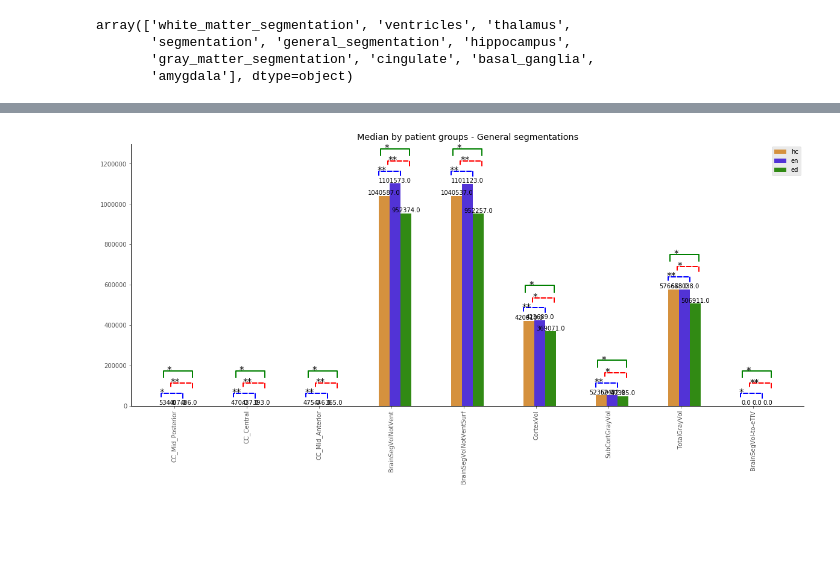
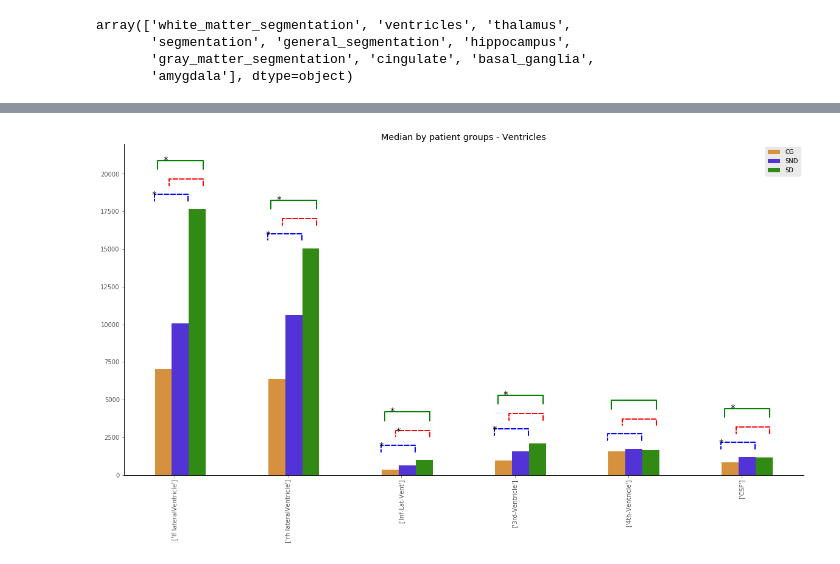
Before and after one commit to josealejolibreros/schizophrenic_data_processing, a Jupyter notebook: graphs_q2_and_mann_whitney_between_groups.ipynb, the cells around one changed output, grey strips where cells are left out. Saved outputs shown, nothing was run; the diff lists cells and outputs as text; code cells hidden in the pictures; blank space fills up the shorter version.

```diff
--- a/graphs_q2_and_mann_whitney_between_groups.ipynb
+++ b/graphs_q2_and_mann_whitney_between_groups.ipynb
@@ -353,5 +496,5 @@ for general_structure in ['thalamus']:
 # %%
-substructure_names = ['Right-Accumbens-area','lhCortexVol','rhCortexVol']#'CC_Mid_Anterior']
+substructure_names = ['lhCortexVol','rhCortexVol']#'CC_Mid_Anterior']
 #'lf-PuA','lf-L-Sg',
 for general_structure in ['segmentation']:
 
@@ -359,7 +502,7 @@ for general_structure in ['segmentation']:
                                                         .isin(['general_segmentation','segmentation'])]
     #general_structure_data_f = general_structure_data.loc[substructure_names]
 
-    general_structure_data = general_structure_data.iloc[[1,2,3]]
+    general_structure_data = general_structure_data.iloc[[2,3]]
     general_structure_data = pd.DataFrame(general_structure_data)#.transpose()
     #print(general_structure_data)
     #general_structure_data = np.array(data_non.columns.tolist())
@@ -384,21 +527,21 @@ for general_structure in ['segmentation']:
     mann_whitney_hc_vs_ed_pvalue = general_structure_data['mann_whitney_hc_vs_ed_pvalue'].values
     mann_whitney_en_vs_ed_pvalue = general_structure_data['mann_whitney_en_vs_ed_pvalue'].values
 
-    fig, ax = plt.subplots(figsize = (8,8))
+    fig, ax = plt.subplots(figsize = (4,8))
 
     ind = np.arange(len(substructure_names))    # the x locations for the groups
 
     margin = 0.1
     width = 0.15         # the width of the bars
-    bar1 = ax.bar(margin + ind, q2_hc, width,  label='hc', color = '#d5913e')
-    bar2 = ax.bar(margin + ind + width, q2_en, width, label='en', color = '#5233d6')
-    bar3 = ax.bar(margin + ind + 2*width, q2_ed, width, label='ed', color = '#318a14')
+    bar1 = ax.bar(margin + ind, q2_hc, width,  label='CG', color = '#d5913e')
+    bar2 = ax.bar(margin + ind + width, q2_en, width, label='SND', color = '#5233d6')
+    bar3 = ax.bar(margin + ind + 2*width, q2_ed, width, label='SD', color = '#318a14')
 
     for rect in bar1 + bar2 + bar3:
         height = rect.get_height()
-        plt.text(rect.get_x() + rect.get_width()/2.0, height, '%.1f' % int(height), ha='center', va='bottom')
+        #plt.text(rect.get_x() + rect.get_width()/2.0, height, '%.1f' % int(height), ha='center', va='bottom')
 
-    ax.set_title('Median by patient groups - Segmentations')
+    ax.set_title('Median by patient groups - Segmentations 2')
     ax.set_xticks(ind + margin + 2*width / 3)
     ax.set_xticklabels(substructure_names, rotation=90)
 
@@ -487,5 +630,5 @@ for general_structure in ['segmentation']:
         label_diff_1_2(idx,1,mark,ind,q2_hc.values,q2_en.values,q2_ed.values)
 
 
-    fig.savefig('segmentation_plot.pdf', dpi=fig.dpi)
+    fig.savefig('segmentation_2_plot.pdf', dpi=fig.dpi, bbox_inches="tight")
 # %% [output]
@@ -494,14 +1057,16 @@ for general_structure in ['segmentation']:
 substructure_names = ['CC_Mid_Posterior','CC_Central','CC_Mid_Anterior','BrainSegVolNotVent',
                       'BrainSegVolNotVentSurf','CortexVol','SubCortGrayVol','TotalGrayVol','BrainSegVol-to-eTIV']
 #'lf-PuA','lf-L-Sg',
-for general_structure in ['general_segmentation']:
+for general_structure in ['ventricles']:
 
     general_structure_data = data_non.loc[data_non['general_structure']
-                                                        .isin(['general_segmentation'])]
+                                                        .isin(['ventricles'])]
+
+    substructure_names = general_structure_data[['sub_structure']].values
     #general_structure_data_f = general_structure_data.loc[substructure_names]
 
-    general_structure_data = general_structure_data.iloc[[1,2,3,6,7,8,10,11,14]]
-    general_structure_data = pd.DataFrame(general_structure_data)#.transpose()
+    #general_structure_data = general_structure_data.iloc[[1,2,3,6,7,8,10,11,14]]
+    #general_structure_data = pd.DataFrame(general_structure_data)#.transpose()
     #print(general_structure_data)
     #general_structure_data = np.array(data_non.columns.tolist())
     #general_structure_data = np.append([general_structure_data], [data_non[(data_non['general_structure']==general_structure)]\
@@ -525,27 +1090,27 @@ for general_structure in ['general_segmentation']:
     mann_whitney_hc_vs_ed_pvalue = general_structure_data['mann_whitney_hc_vs_ed_pvalue'].values
     mann_whitney_en_vs_ed_pvalue = general_structure_data['mann_whitney_en_vs_ed_pvalue'].values
 
-    fig, ax = plt.subplots(figsize = (20,8))
+    fig, ax = plt.subplots(figsize = (20,10))
 
     ind = np.arange(len(substructure_names))    # the x locations for the groups
 
     margin = 0.1
     width = 0.15         # the width of the bars
-    bar1 = ax.bar(margin + ind, q2_hc, width,  label='hc', color = '#d5913e')
-    bar2 = ax.bar(margin + ind + width, q2_en, width, label='en', color = '#5233d6')
-    bar3 = ax.bar(margin + ind + 2*width, q2_ed, width, label='ed', color = '#318a14')
+    bar1 = ax.bar(margin + ind, q2_hc, width,  label='CG', color = '#d5913e')
+    bar2 = ax.bar(margin + ind + width, q2_en, width, label='SND', color = '#5233d6')
+    bar3 = ax.bar(margin + ind + 2*width, q2_ed, width, label='SD', color = '#318a14')
 
     for rect in bar1 + bar2 + bar3:
         height = rect.get_height()
-        plt.text(rect.get_x() + rect.get_width()/2.0, height, '%.1f' % int(height), ha='center', va='bottom')
+        #plt.text(rect.get_x() + rect.get_width()/2.0, height, '%.1f' % int(height), ha='center', va='bottom')
 
-    ax.set_title('Median by patient groups - General segmentations')
+    ax.set_title('Median by patient groups - Ventricles')
     ax.set_xticks(ind + margin + 2*width / 3)
     ax.set_xticklabels(substructure_names, rotation=90)
 
     #print(len(ax.bar))
 
-    ax.set_ylim([0,1300000])
+    ax.set_ylim([0,2.2e4])
     #ax.grid(False)
     ax.set_facecolor('xkcd:white')
     ax.spines['bottom'].set_color('black')
@@ -560,14 +1125,14 @@ for general_structure in ['general_segmentation']:
     def label_diff_1_3(i,j,text,X,group1,group2,group3):
         #x = (X[i]+X[j])/2
         pos_max = max(group1[i], group2[i], group3[i])
-        y_hc_en = pos_max + 130000
+        y_hc_en = pos_max + 2300
         #dx = abs(X[i]-X[j])
 
         props = {'connectionstyle':'bar','arrowstyle':'-',\
-                     'shrinkA':3,'shrinkB':3,'linewidth':2, 'color':'green'}
+                     'shrinkA':8,'shrinkB':8,'linewidth':2, 'color':'green'}
         #ax.annotate(text, xy=(X[i],y+7), zorder=10)
         #ax.annotate('', xy=(X[i],y), xytext=(X[j],y), arrowprops=props)
-        ax.annotate(text, xy=(i+0.10,y_hc_en+30000), zorder=10, size = 15)
+        ax.annotate(text, xy=(i+0.10,y_hc_en+700), zorder=10, size = 15)
         ax.annotate('', xy=(i+0.05,y_hc_en), xytext=(i+0.45,y_hc_en), arrowprops=props)
 
     # Call the function
@@ -581,16 +1146,16 @@ for general_structure in ['general_segmentation']:
     def label_diff_2_3(i,j,text,X,group1,group2,group3):
         #x = (X[i]+X[j])/2
         pos_max = max(group1[i], group2[i], group3[i])
-        y_hc_en = pos_max + 80000
+        y_hc_en = pos_max + 1300
         y_hc_ed = 1.2* pos_max
         y_ed_en = 1.3* pos_max
         #dx = abs(X[i]-X[j])
 
         props = {'connectionstyle':'bar','arrowstyle':'-',\
-                     'linestyle':'--','shrinkA':3,'shrinkB':3,'linewidth':2, 'color':'red'}
+                     'linestyle':'--','shrinkA':6,'shrinkB':6,'linewidth':2, 'color':'red'}
         #ax.annotate(text, xy=(X[i],y+7), zorder=10)
         #ax.annotate('', xy=(X[i],y), xytext=(X[j],y), arrowprops=props)
-        ax.annotate(text, xy=(i+0.15,y_hc_en+20000), zorder=10, size = 15)
+        ax.annotate(text, xy=(i+0.15,y_hc_en+400), zorder=10, size = 15)
         ax.annotate('', xy=(i+0.15,y_hc_en), xytext=(i+0.45,y_hc_en), arrowprops=props)
 
     # Call the function
@@ -598,38 +1163,38 @@ for general_structure in ['general_segmentation']:
 
     for idx in range (0,len(substructure_names)):
         mark = define_mark(mann_whitney_en_vs_ed_pvalue,idx)
         label_diff_2_3(idx,1,mark,ind,q2_hc.values,q2_en.values,q2_ed.values)
 
 
 
 
 
 
     def label_diff_1_2(i,j,text,X,group1,group2,group3):
         #x = (X[i]+X[j])/2
         pos_max = max(group1[i], group2[i], group3[i])
-        y_hc_en = pos_max + 30000
+        y_hc_en = pos_max + 300
         y_hc_ed = 1.2* pos_max
         y_ed_en = 1.3* pos_max
         #dx = abs(X[i]-X[j])
 
         props = {'connectionstyle':'bar','arrowstyle':'-',\
-                     'linestyle':'--','shrinkA':3,'shrinkB':3,'linewidth':2, 'color':'blue'}
+                     'linestyle':'--','shrinkA':6,'shrinkB':6,'linewidth':2, 'color':'blue'}
         #ax.annotate(text, xy=(X[i],y+7), zorder=10)
         #ax.annotate('', xy=(X[i],y), xytext=(X[j],y), arrowprops=props)
-        ax.annotate(text, xy=(i,y_hc_en+20000), zorder=10, size = 15)
+        ax.annotate(text, xy=(i,y_hc_en+400), zorder=10, size = 15)
         ax.annotate('', xy=(i+0.02,y_hc_en), xytext=(i+0.32,y_hc_en), arrowprops=props)
 
     # Call the function
     #label_diff(0,1,'p=0.0370',ind,q2_hc)
 
     for idx in range (0,len(substructure_names)):
         mark = define_mark(mann_whitney_hc_vs_en_pvalue,idx)
         label_diff_1_2(idx,1,mark,ind,q2_hc.values,q2_en.values,q2_ed.values)
 
-    fig.savefig('general_segmentation_plot.pdf', dpi=fig.dpi)
+    fig.savefig('ventricles_plot.pdf', dpi=fig.dpi, bbox_inches="tight")
 # %% [output]
-[figure, old version]
+[figure, new version]
 # %%
 substructure_names = ['lh-Hippocampal_tail','lh-subiculum-body','lh-presubiculum-head','lh-GC-ML-DG-body',
                       'lh-CA4-body','lh-CA3-head','rh-Hippocampal_tail','rh-subiculum-body','rh-subiculum-head',
```
Also changed, not shown: parts of 13 cells of this notebook.
